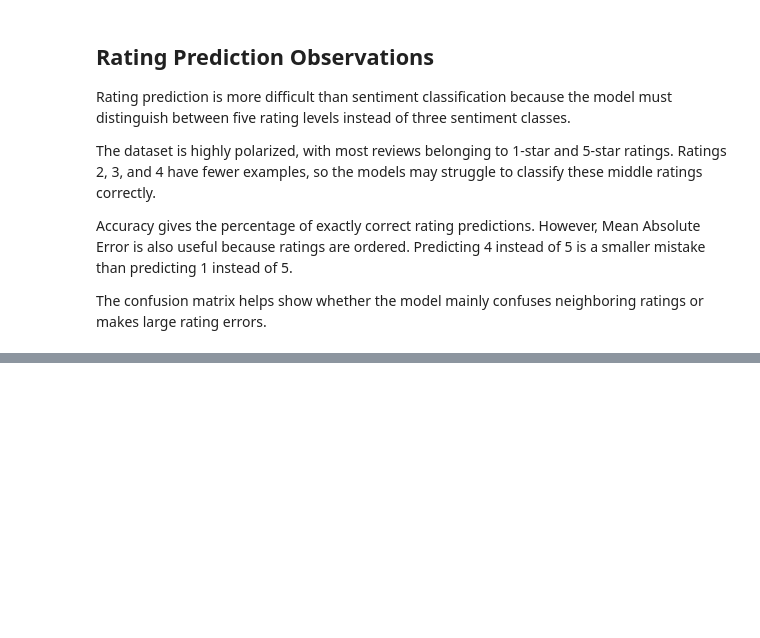
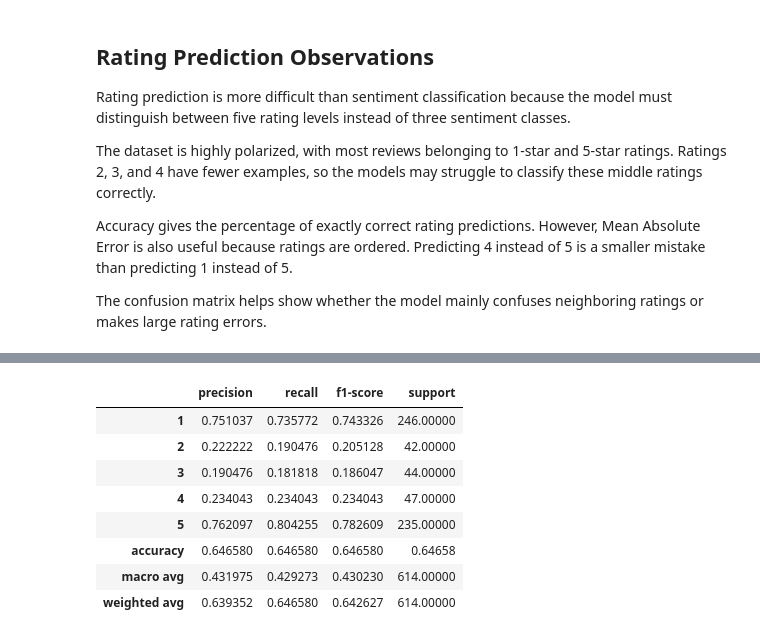
Before and after one commit to jay050699/energy-app-review-sentiment-rating-prediction, a Jupyter notebook: notebooks/03_model_training_evaluation.ipynb, the cells around one changed output, grey strips where cells are left out. Saved outputs shown, nothing was run; the diff lists cells and outputs as text; code cells hidden in the pictures; blank space fills up the shorter version.

```diff
--- a/notebooks/03_model_training_evaluation.ipynb
+++ b/notebooks/03_model_training_evaluation.ipynb
@@ -1251,0 +1493,25 @@ The confusion matrix helps show whether the model mainly confuses neighboring ra
+# %%
+final_rating_report = classification_report(
+    y_test_rating,
+    y_pred_final_rating,
+    output_dict=True,
+    zero_division=0
+)
+
+final_rating_report_df = pd.DataFrame(final_rating_report).transpose()
+
+final_rating_report_df.to_csv(
+    "../reports/classification_report_final_rating_model.csv"
+)
+
+final_rating_report_df
+# %% [output]
+|  | precision | recall | f1-score | support |
+| 1 | 0.751037 | 0.735772 | 0.743326 | 246.00000 |
+| 2 | 0.222222 | 0.190476 | 0.205128 | 42.00000 |
+| 3 | 0.190476 | 0.181818 | 0.186047 | 44.00000 |
+| 4 | 0.234043 | 0.234043 | 0.234043 | 47.00000 |
+| 5 | 0.762097 | 0.804255 | 0.782609 | 235.00000 |
+| accuracy | 0.646580 | 0.646580 | 0.646580 | 0.64658 |
+| macro avg | 0.431975 | 0.429273 | 0.430230 | 614.00000 |
+| weighted avg | 0.639352 | 0.646580 | 0.642627 | 614.00000 |
```
Also changed, not shown: parts of 13 cells of this notebook, 1 other file.
